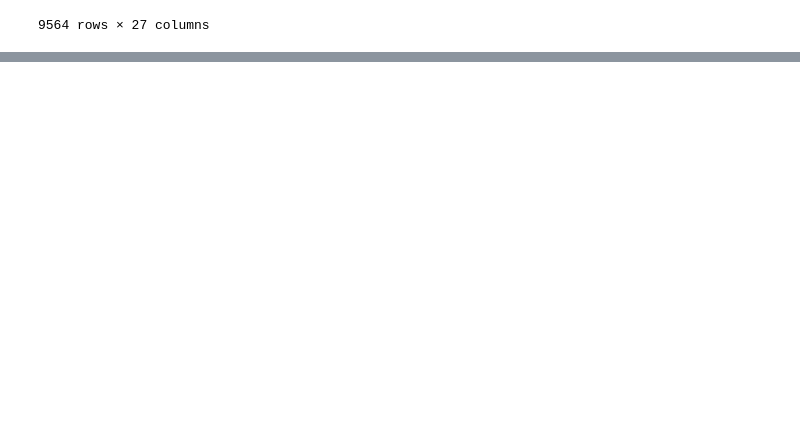
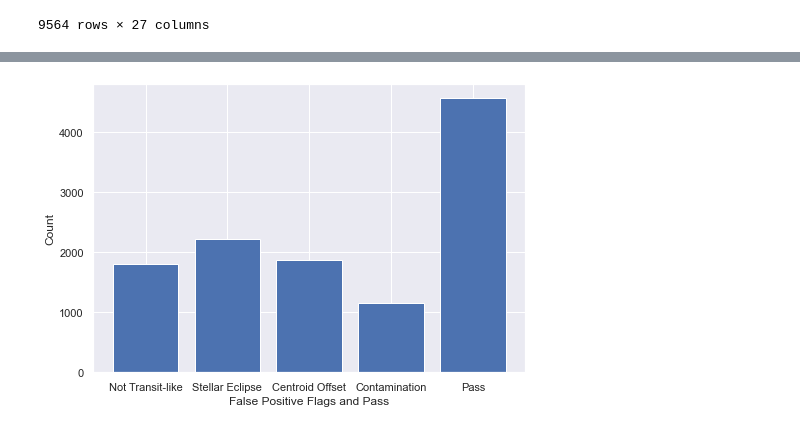
Before and after one commit to data301-2020-winter2/course-project-solo_106, a Jupyter notebook: analysis/milestone2.ipynb, the cells around one changed output, grey strips where cells are left out. Cells and saved outputs as stored; diff of their text form; code cells hidden in the pictures; blank space fills up the shorter version.

```diff
--- a/analysis/milestone2.ipynb
+++ b/analysis/milestone2.ipynb
@@ -268,0 +290,5 @@ df
+# %%
+import matplotlib.pyplot as plt
+import seaborn as sns
+
+sns.set_theme(style="darkgrid", font_scale=1)
@@ -268,0 +310,36 @@ df
+# %%
+not_transit_like_count = 0
+stellar_eclipse_count = 0
+centroid_offset_count = 0
+contamination_count = 0
+pass_count = 0
+
+size = df.shape[0]
+not_transit_like = df["Not Transit Like"]
+stellar_eclipse = df["Stellar Eclipse"]
+centroid_offset = df["Centroid Offset"]
+contamination = df["Contamination"]
+
+for i in range(0, size):
+    if not_transit_like[i] == 1:
+        not_transit_like_count += 1
+    if stellar_eclipse[i] == 1:
+        stellar_eclipse_count += 1
+    if centroid_offset[i] == 1:
+        centroid_offset_count += 1
+    if contamination[i] == 1:
+        contamination_count += 1
+    if not_transit_like[i] == 0 and stellar_eclipse[i] == 0 and centroid_offset[i] == 0 and contamination[i] == 0:
+        pass_count += 1
+
+data = {"Not Transit-like":not_transit_like_count, "Stellar Eclipse":stellar_eclipse_count, "Centroid Offset":centroid_offset_count, "Contamination":contamination_count, "Pass":pass_count}
+x = list(data.keys())
+y = list(data.values())
+fig = plt.figure()
+ax = fig.add_axes([0, 0, 1, 1])
+ax.set_xlabel("False Positive Flags and Pass")
+ax.set_ylabel("Count")
+ax.bar(x, y)
+plt.show()
+# %% [output]
+[figure, added]
```
Also changed, not shown: parts of 33 cells of this notebook, 2 other files.
